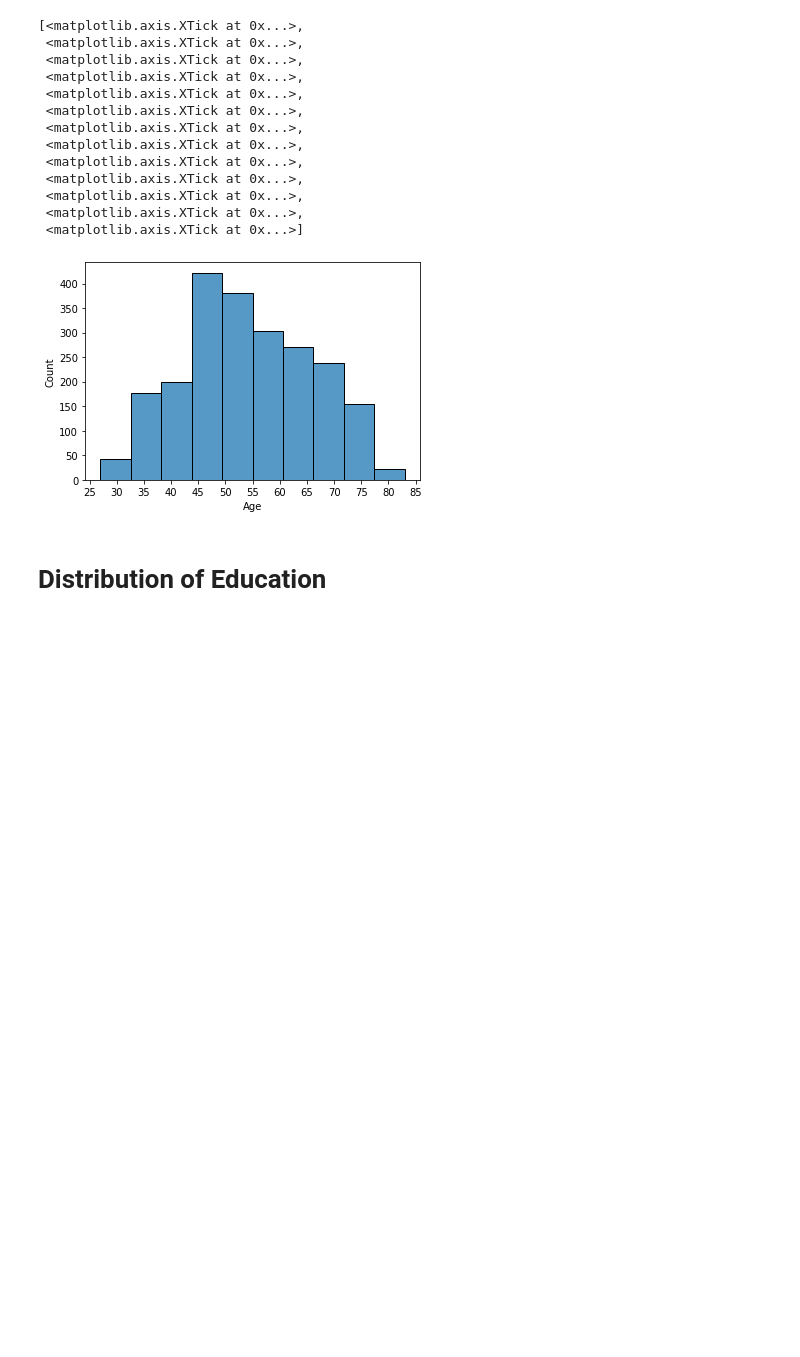
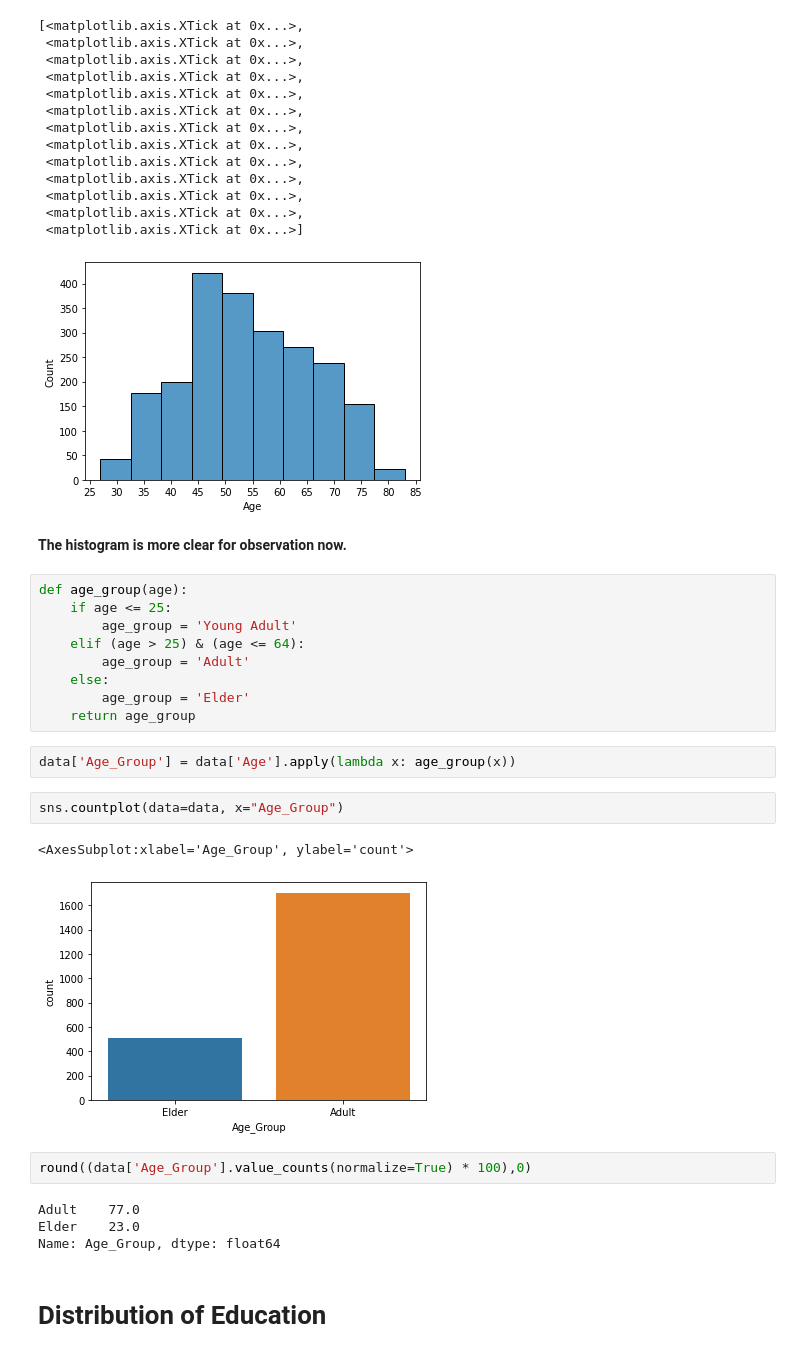
Before and after one commit to barisanik/customer-analysis, a Jupyter notebook: customer-behaviour-analysis.ipynb, the cells around one changed output. Saved outputs shown, nothing was run; the diff lists cells and outputs as text; blank space fills up the shorter version.

```diff
--- a/customer-behaviour-analysis.ipynb
+++ b/customer-behaviour-analysis.ipynb
@@ -154,6 +162,30 @@ histogram_plot.set_xticks(ticks)
  <matplotlib.axis.XTick at 0x...>,
  <matplotlib.axis.XTick at 0x...>]
 [figure]
+# %% [markdown]
+**The histogram is more clear for observation now.**
+# %%
+def age_group(age):
+    if age <= 25:
+        age_group = 'Young Adult'
+    elif (age > 25) & (age <= 64):
+        age_group = 'Adult'
+    else:
+        age_group = 'Elder'
+    return age_group
+# %%
+data['Age_Group'] = data['Age'].apply(lambda x: age_group(x))
+# %%
+sns.countplot(data=data, x="Age_Group")
+# %% [output]
+<AxesSubplot:xlabel='Age_Group', ylabel='count'>
+[figure, added]
+# %%
+round((data['Age_Group'].value_counts(normalize=True) * 100),0)
+# %% [output]
+Adult    77.0
+Elder    23.0
+Name: Age_Group, dtype: float64
 # %% [markdown]
 # Distribution of Education
 # %%
```
Also changed, not shown: parts of 8 cells of this notebook.
